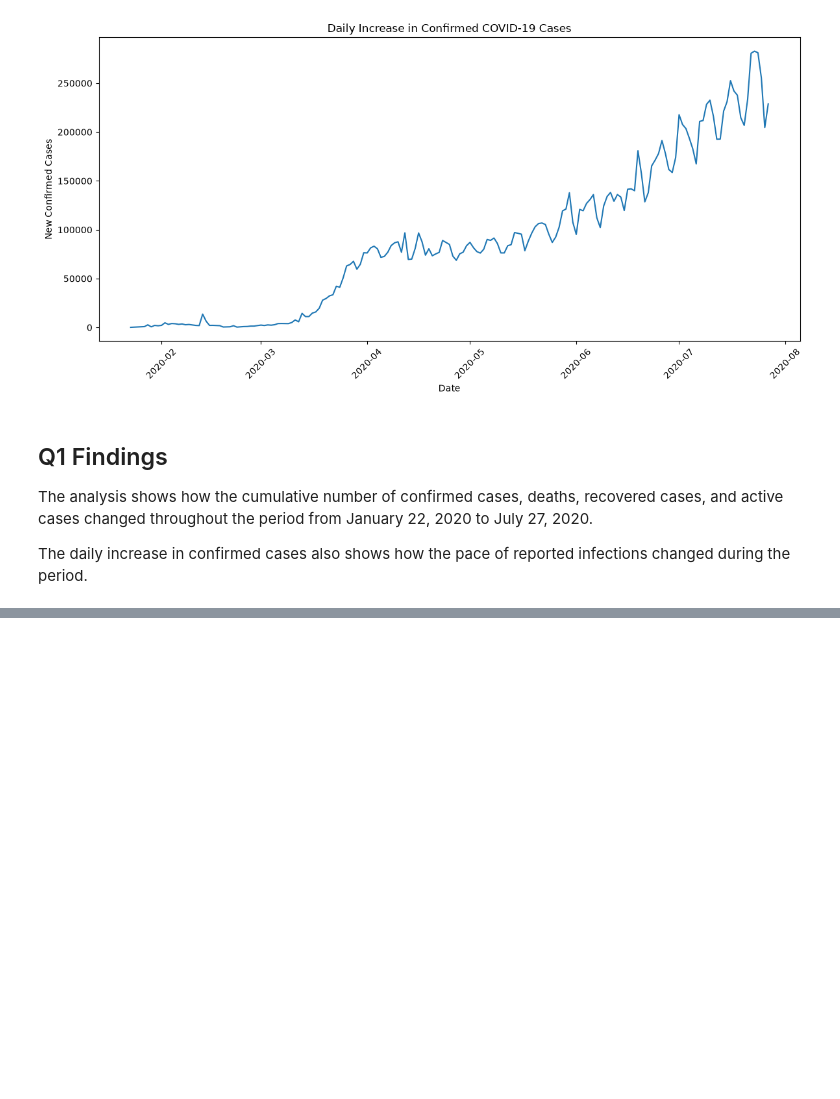
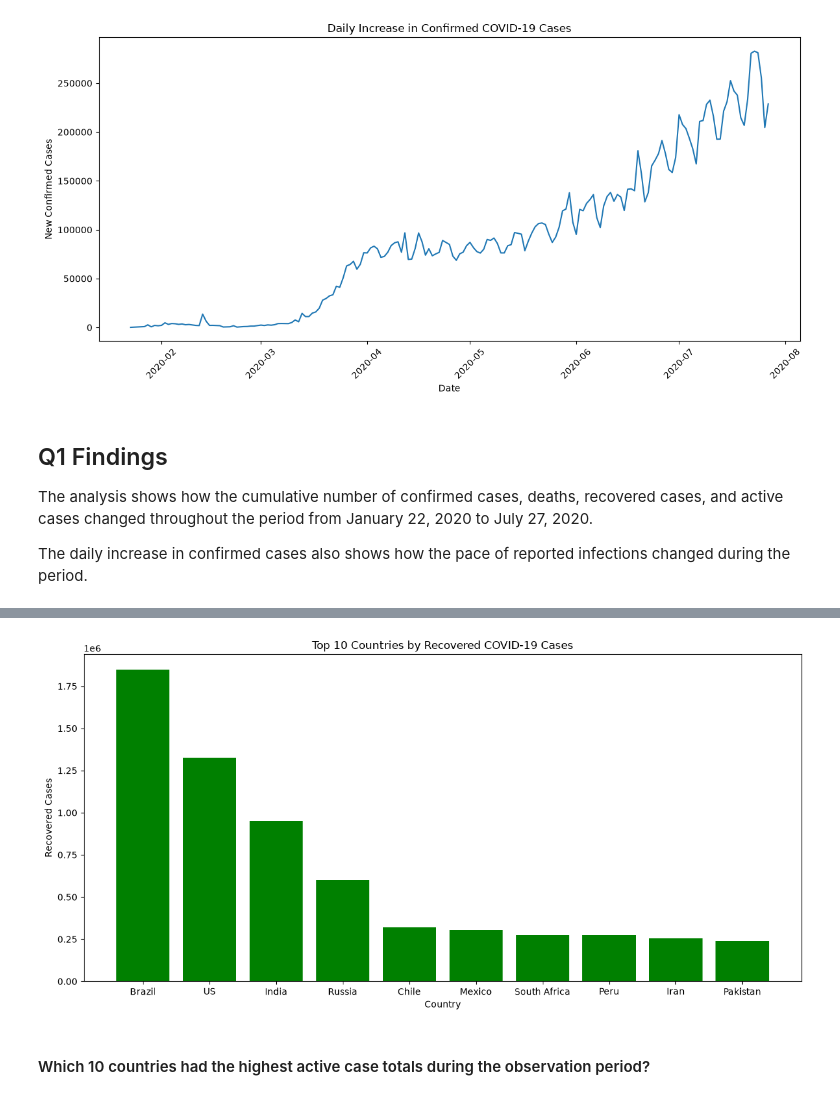
Before and after one commit to lashvv/Covid19, a Jupyter notebook: notebooks/03_analysis.ipynb, the cells around one changed output, grey strips where cells are left out. Drawn from its saved outputs; the diff is of its cells as text; code cells hidden in the pictures; blank space fills up the shorter version.

```diff
--- a/notebooks/03_analysis.ipynb
+++ b/notebooks/03_analysis.ipynb
@@ -131,0 +218,8 @@ reported infections changed during the period.
+# %%
+top_recovered = (
+    country_totals
+    .nlargest(10, 'Recovered')
+    [['Country/Region', 'Recovered']]
+)
+
+top_recovered
@@ -131,0 +238,19 @@ reported infections changed during the period.
+# %%
+plt.figure(figsize=(12,6))
+
+plt.bar(
+    top_recovered['Country/Region'],
+    top_recovered['Recovered'],
+    color='g'
+)
+
+plt.xlabel('Country')
+plt.ylabel('Recovered Cases')
+plt.title('Top 10 Countries by Recovered COVID-19 Cases')
+
+plt.tight_layout()
+plt.show()
+# %% [output]
+[figure, added]
+# %% [markdown]
+#### Which 10 countries had the highest active case totals during the observation period?
```
Also changed, not shown: parts of 12 cells of this notebook.
